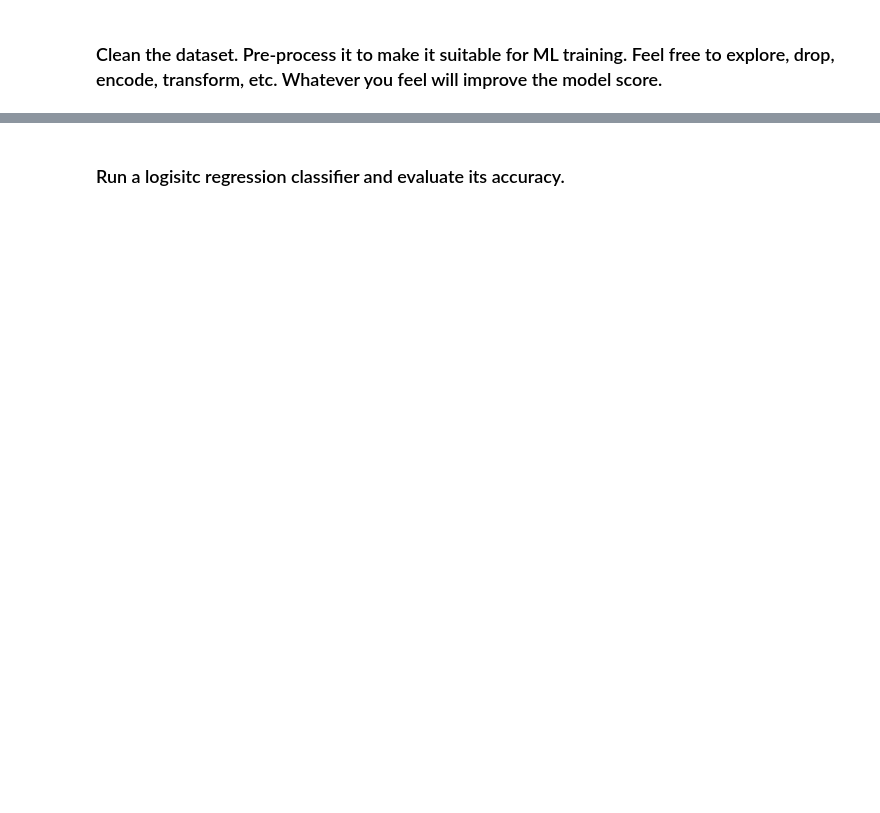
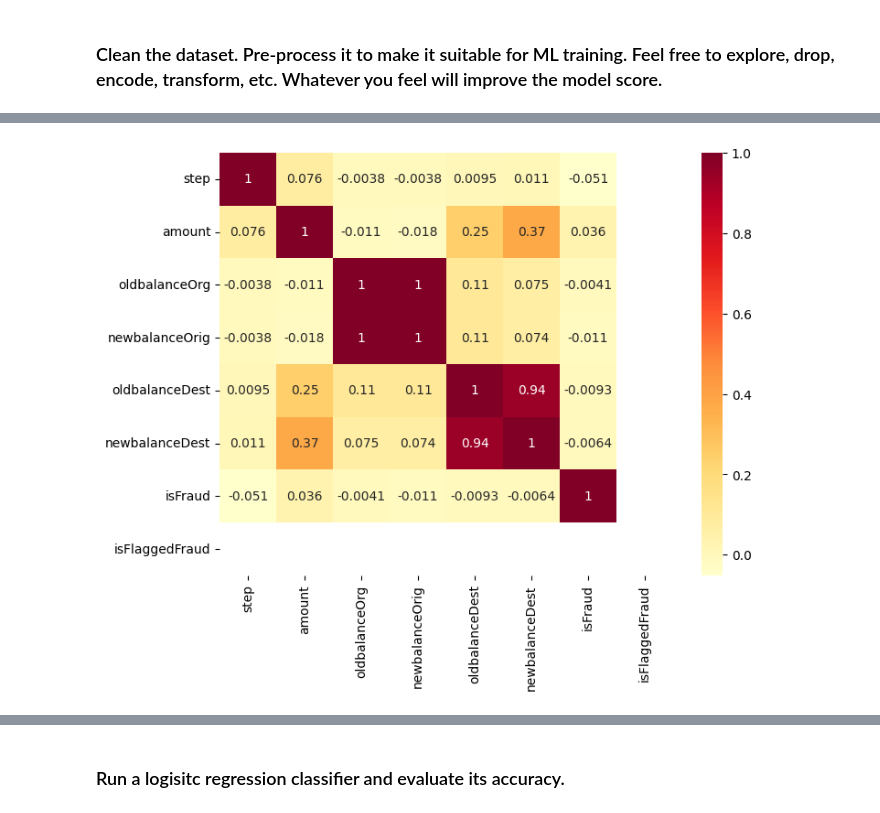
Before and after one commit to ylavr/lab-imbalance, a Jupyter notebook: your-code/lab_imbalance.ipynb, the cells around one changed output, grey strips where cells are left out. Saved outputs shown, nothing was run; the diff lists cells and outputs as text; code cells hidden in the pictures; blank space fills up the shorter version.

```diff
--- a/your-code/lab_imbalance.ipynb
+++ b/your-code/lab_imbalance.ipynb
@@ -17,0 +14,11 @@ Like we disussed in class, when we have noisy data, if we are not careful, we ca
+# %%
+# Your response here
+import zipfile
+
+with zipfile.ZipFile("D:\IronHack\Study\Bootcamp\labs\week 19\lab-imbalance\Fraud.csv.zip","r") as z:
+    z.extractall(".")
+
+import pandas as pd
+
+fraud = pd.read_csv("Fraud.csv",nrows=100000)
+display(fraud.head())
@@ -21,0 +77,2 @@ Like we disussed in class, when we have noisy data, if we are not careful, we ca
+# %%
+dummies = pd.get_dummies(fraud['type'])
@@ -21,0 +88,4 @@ Like we disussed in class, when we have noisy data, if we are not careful, we ca
+# %%
+fraud_with_dummies = pd.concat([fraud, dummies], axis=1)
+
+display(fraud_with_dummies)
@@ -21,0 +138,7 @@ Like we disussed in class, when we have noisy data, if we are not careful, we ca
+# %%
+from sklearn.preprocessing import LabelEncoder
+le=LabelEncoder()
+fraud_with_dummies['nameOrig']=le.fit_transform(fraud_with_dummies['nameOrig'])
+fraud_with_dummies['nameDest']=le.fit_transform(fraud_with_dummies['nameDest'])
+
+display(fraud_with_dummies)
@@ -21,0 +159,13 @@ Like we disussed in class, when we have noisy data, if we are not careful, we ca
+# %%
+import matplotlib.pyplot as plt
+import seaborn as sns
+
+numeric_columns = fraud_with_dummies.select_dtypes(include=['int64', 'float64'])
+
+correlation_matrix = numeric_columns.corr()
+
+plt.figure(figsize=(8, 6))
+sns.heatmap(correlation_matrix, annot=True, cmap='YlOrRd')
+plt.show()
+# %% [output]
+[figure, added]
```
Also changed, not shown: parts of 59 cells of this notebook.
